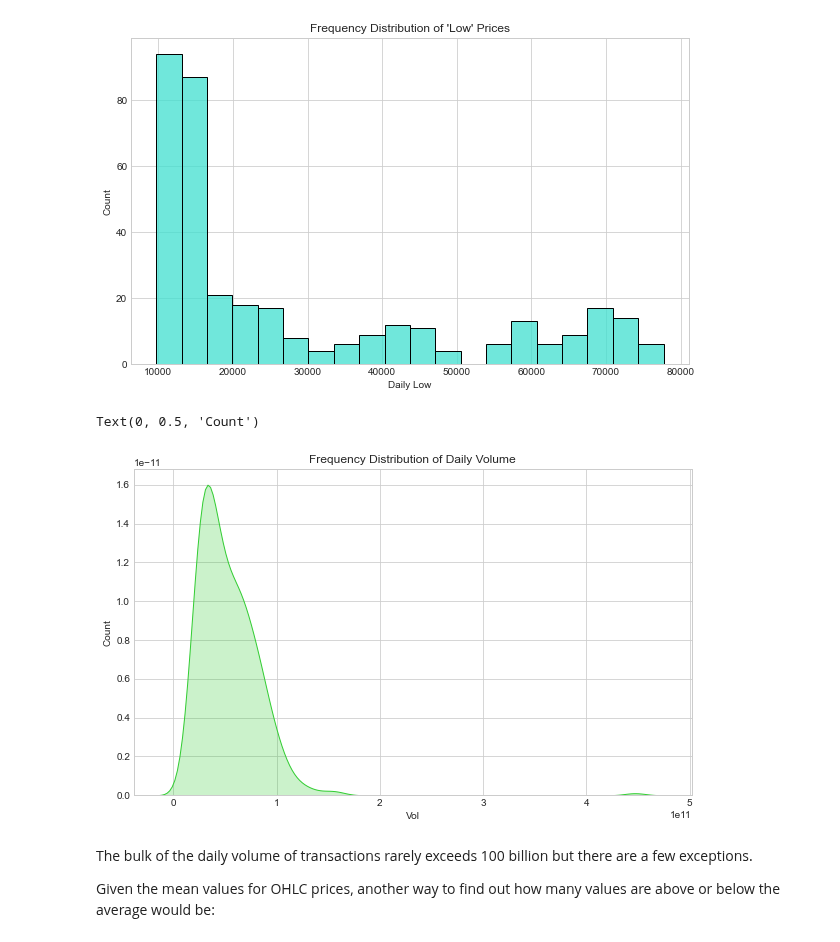
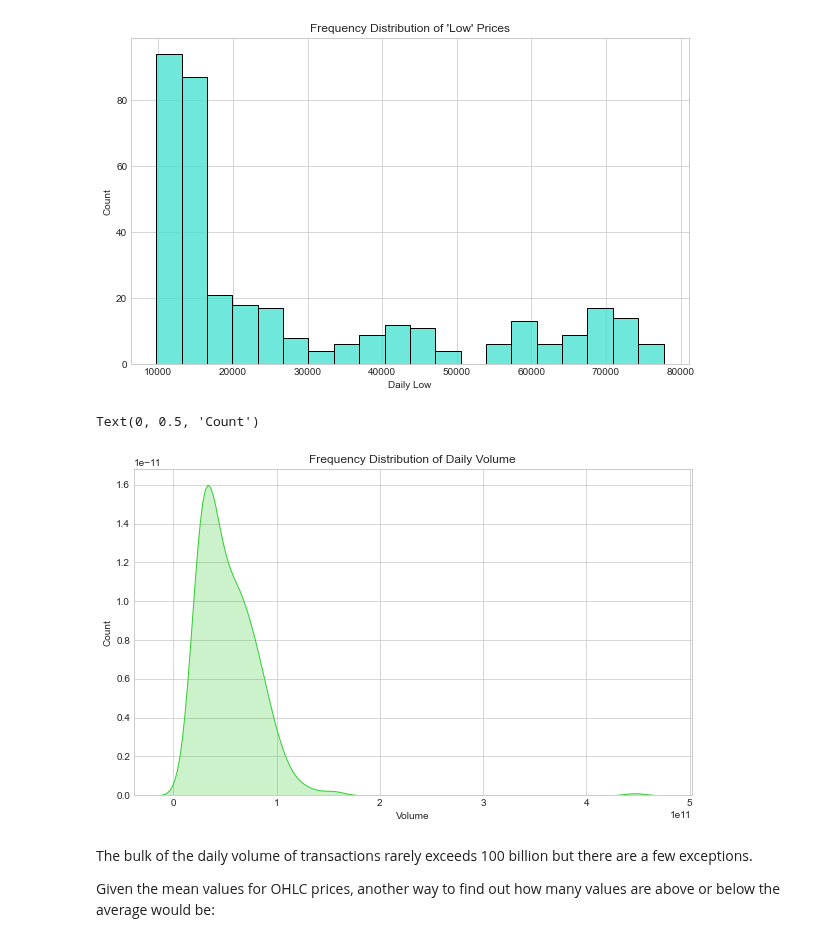
Before and after one commit to lynstanford/machine-learning-projects, a Jupyter notebook: machine-learning/multiple_regression.ipynb, the cells around one changed output. Cells and saved outputs as stored; diff of their text form; code cells hidden in the pictures.

```diff
--- a/machine-learning/multiple_regression.ipynb
+++ b/machine-learning/multiple_regression.ipynb
@@ -573,23 +573,23 @@ Text(0, 0.5, 'Count')
 # %%
 # create style
 style.use("seaborn-whitegrid")
 
 # set width and height
 plt.figure(figsize=(10,6))
 
 # Add a title
 plt.title("Frequency Distribution of Daily Volume")
 
 # Show the average daily volume
 #sns.histplot(data=bitcoin, x=bitcoin['Volume'], bins=20, color='limegreen')
 sns.kdeplot(data=bitcoin, x=bitcoin['Volume'], color='limegreen', shade=True)
 
 # Add labels for both axes
-plt.xlabel('Vol')
+plt.xlabel('Volume')
 plt.ylabel('Count')
 # %% [output]
 Text(0, 0.5, 'Count')
-[figure, old version]
+[figure, new version]
 # %% [markdown]
 The bulk of the daily volume of transactions rarely exceeds 100 billion but there are a few exceptions.
 
```
Also changed, not shown: parts of 9 cells of this notebook.
